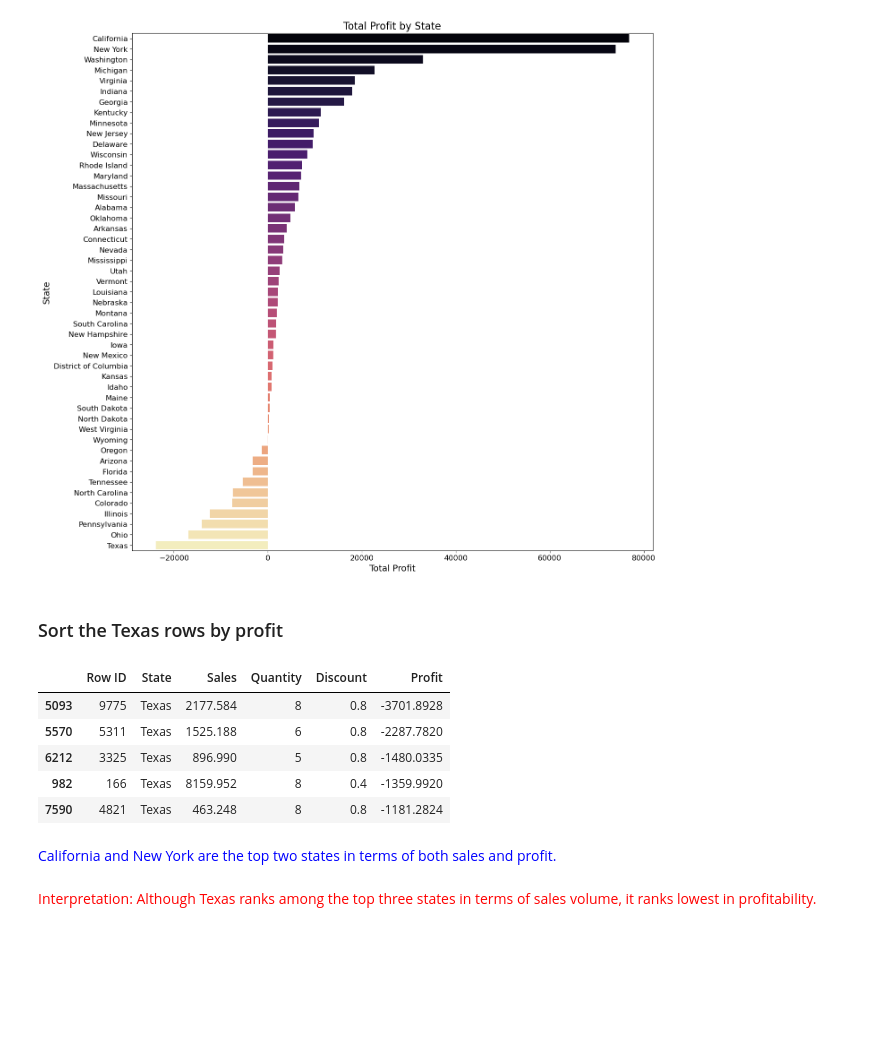
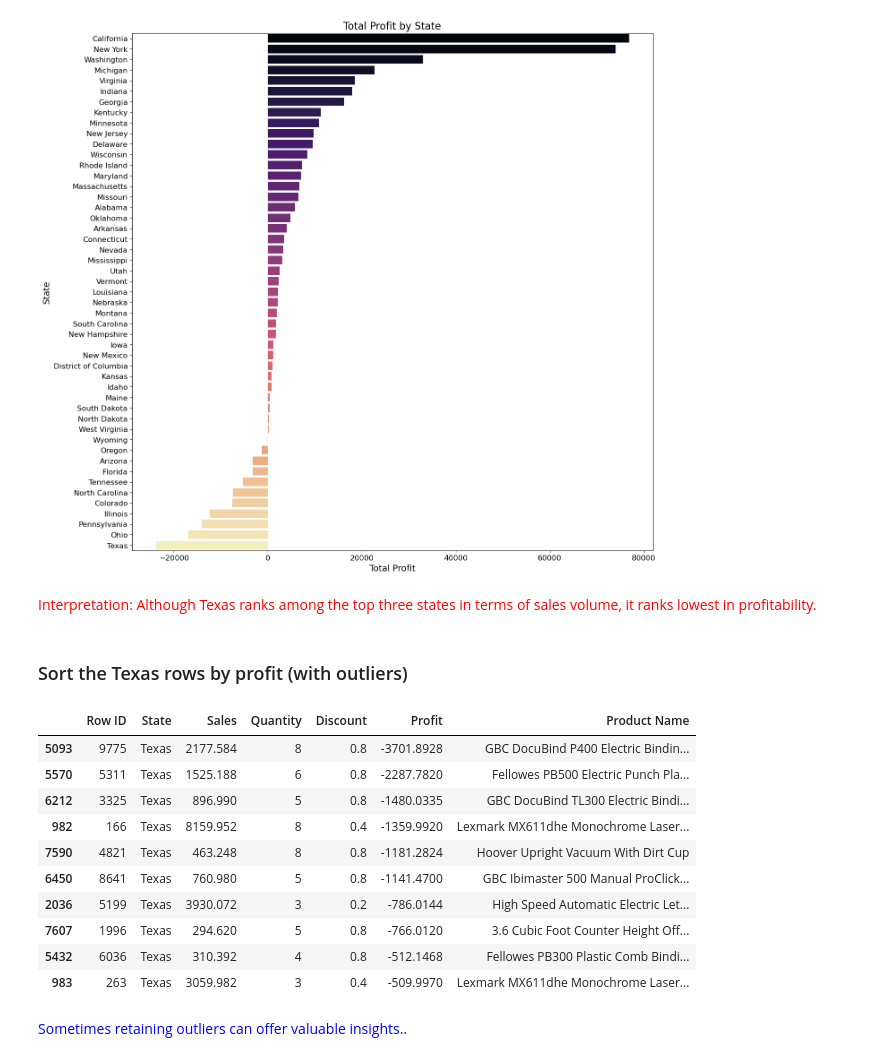
Before and after one commit to hennypurwadi/771951_Dataset_Analysis, a Jupyter notebook: 202370140.ipynb, the cells around one changed output. Cells and saved outputs as stored; diff of their text form; code cells hidden in the pictures; blank space fills up the shorter version.

```diff
--- a/202370140.ipynb
+++ b/202370140.ipynb
@@ -3105,20 +3232,25 @@ plt.yticks(fontsize=12)
 plt.show()
 # %% [output]
 [figure]
+# %% [markdown]
+<span style="color: red;"> Interpretation: Although Texas ranks among the top three states in terms of sales volume, it ranks lowest in profitability. </span>
 # %% [markdown]
-### Sort the Texas rows by profit
+### Sort the Texas rows by profit (with outliers)
 # %%
-texas_rows = df1[df1['State'] == 'Texas'][['Row ID', 'State', 'Sales', 'Quantity', 'Discount', 'Profit']]
+texas_rows = df1[df1['State'] == 'Texas'][['Row ID', 'State', 'Sales', 'Quantity', 'Discount', 'Profit','Product Name']]
 texas_rows_sorted = texas_rows.sort_values(by='Profit', ascending=True)
-texas_rows_sorted.head(5)
+texas_rows_sorted.head(10)
 # %% [output]
-|  | Row ID | State | Sales | Quantity | Discount | Profit |
-| 5093 | 9775 | Texas | 2177.584 | 8 | 0.8 | -3701.8928 |
-| 5570 | 5311 | Texas | 1525.188 | 6 | 0.8 | -2287.7820 |
-| 6212 | 3325 | Texas | 896.990 | 5 | 0.8 | -1480.0335 |
-| 982 | 166 | Texas | 8159.952 | 8 | 0.4 | -1359.9920 |
-| 7590 | 4821 | Texas | 463.248 | 8 | 0.8 | -1181.2824 |
+|  | Row ID | State | Sales | Quantity | Discount | Profit | Product Name |
+| 5093 | 9775 | Texas | 2177.584 | 8 | 0.8 | -3701.8928 | GBC DocuBind P400 Electric Bindin... |
+| 5570 | 5311 | Texas | 1525.188 | 6 | 0.8 | -2287.7820 | Fellowes PB500 Electric Punch Pla... |
+| 6212 | 3325 | Texas | 896.990 | 5 | 0.8 | -1480.0335 | GBC DocuBind TL300 Electric Bindi... |
+| 982 | 166 | Texas | 8159.952 | 8 | 0.4 | -1359.9920 | Lexmark MX611dhe Monochrome Laser... |
+| 7590 | 4821 | Texas | 463.248 | 8 | 0.8 | -1181.2824 | Hoover Upright Vacuum With Dirt Cup |
+| 6450 | 8641 | Texas | 760.980 | 5 | 0.8 | -1141.4700 | GBC Ibimaster 500 Manual ProClick... |
+| 2036 | 5199 | Texas | 3930.072 | 3 | 0.2 | -786.0144 | High Speed Automatic Electric Let... |
+| 7607 | 1996 | Texas | 294.620 | 5 | 0.8 | -766.0120 | 3.6 Cubic Foot Counter Height Off... |
+| 5432 | 6036 | Texas | 310.392 | 4 | 0.8 | -512.1468 | Fellowes PB300 Plastic Comb Bindi... |
+| 983 | 263 | Texas | 3059.982 | 3 | 0.4 | -509.9970 | Lexmark MX611dhe Monochrome Laser... |
-# %% [markdown]
-<span style="color: blue;"> California and New York are the top two states in terms of both sales and profit.</span>
-# %% [markdown]
-<span style="color: red;"> Interpretation: Although Texas ranks among the top three states in terms of sales volume, it ranks lowest in profitability. </span>
+# %% [markdown]
+<span style="color: blue;"> Sometimes retaining outliers can offer valuable insights..</span>
```
Also changed, not shown: parts of 27 cells of this notebook, 1 other file.
